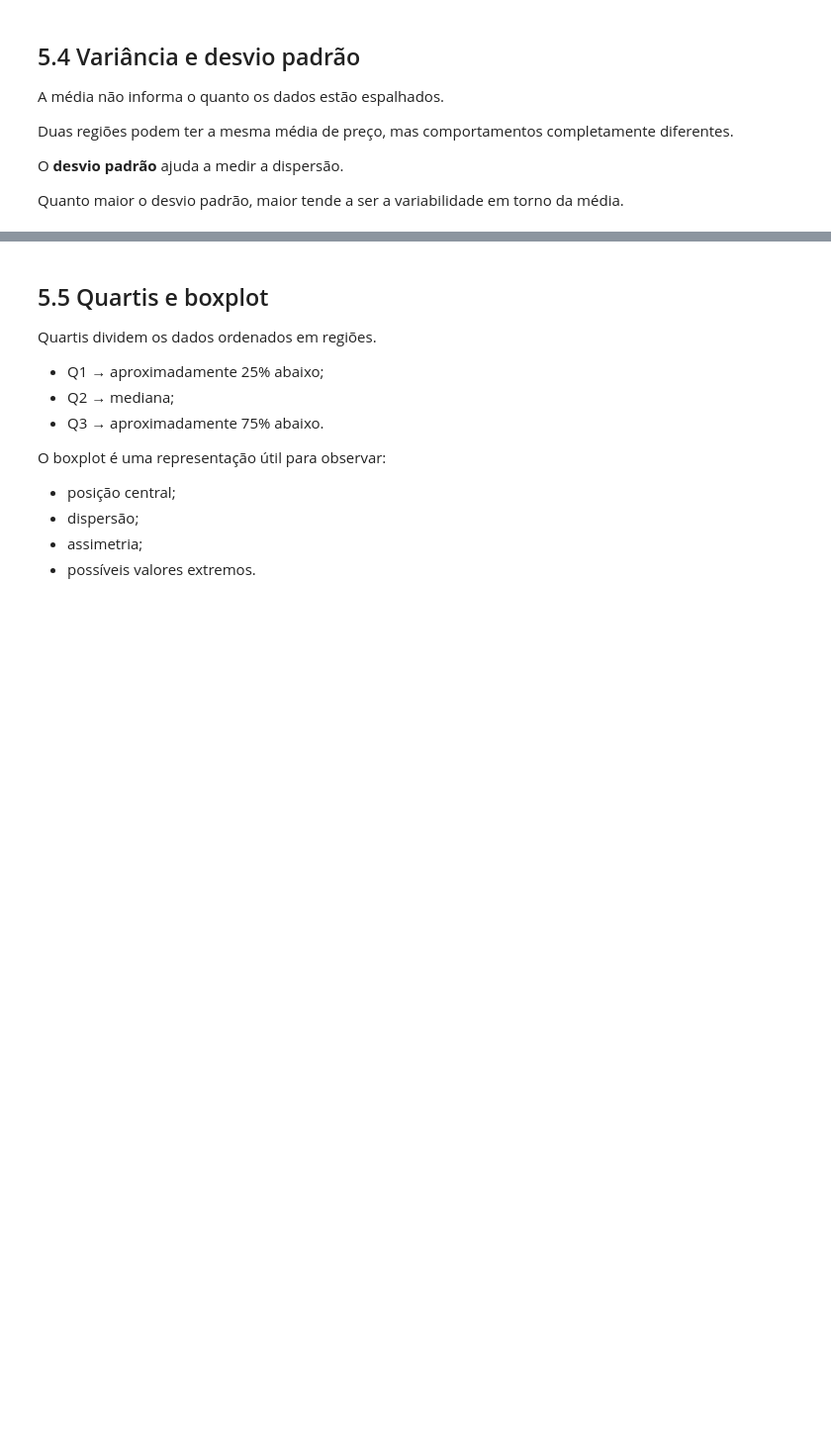
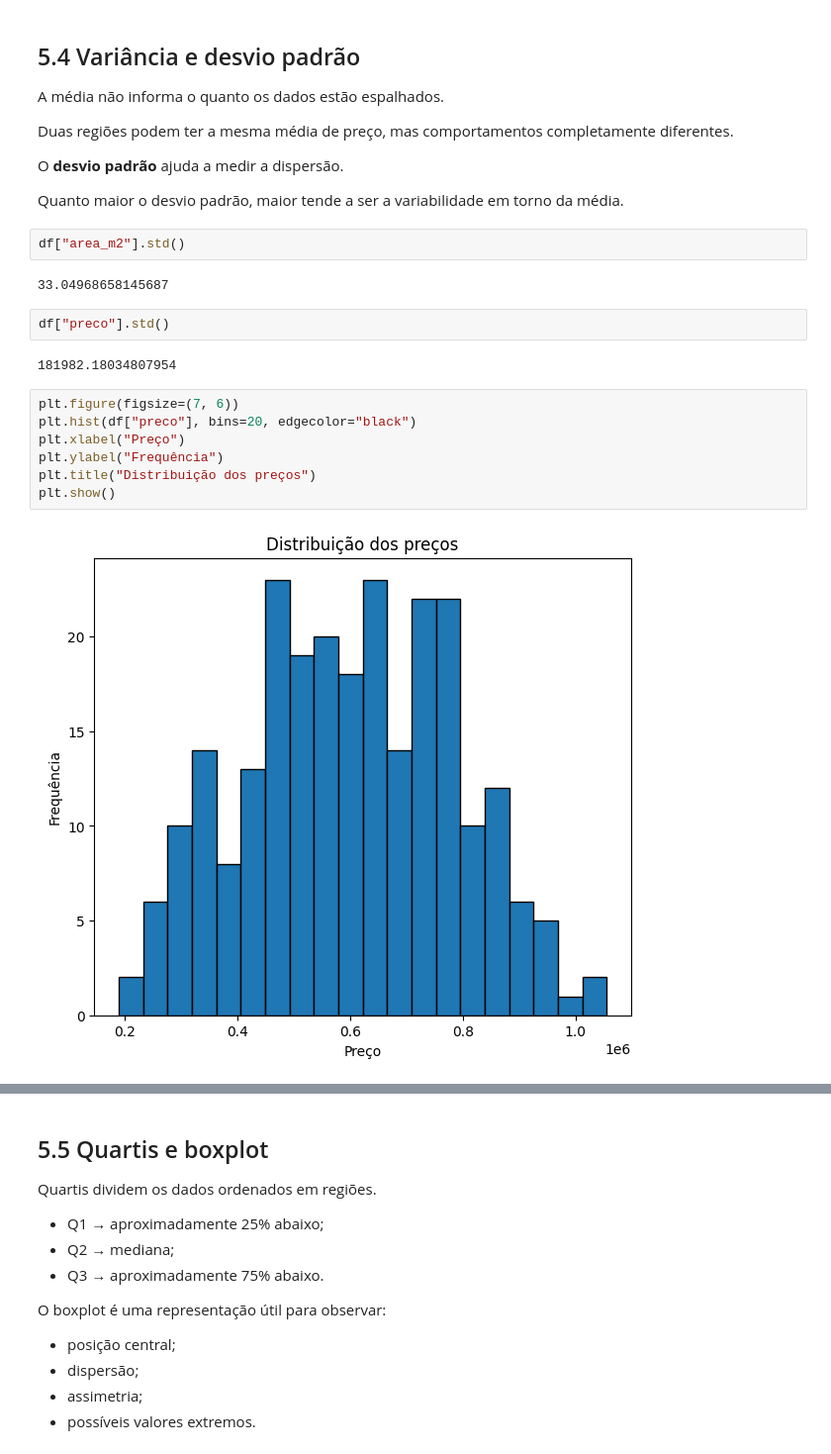
Before and after one commit to VictorAmaralSCT/curso_SENAC_InteligenciaArtificial, a Jupyter notebook: UC9 - Machine Learning/UC9_AULA01_Fundamentos_Matematicos_e_Primeiro_Modelo.ipynb, the cells around one changed output, grey strips where cells are left out. Shown at 99% size. Saved outputs shown, nothing was run; the diff lists cells and outputs as text; blank space fills up the shorter version.

```diff
--- a/UC9 - Machine Learning/UC9_AULA01_Fundamentos_Matematicos_e_Primeiro_Modelo.ipynb
+++ b/UC9 - Machine Learning/UC9_AULA01_Fundamentos_Matematicos_e_Primeiro_Modelo.ipynb
@@ -1236,3 +1236,20 @@ Duas regiões podem ter a mesma média de preço, mas comportamentos completamen
 O **desvio padrão** ajuda a medir a dispersão.
 
 Quanto maior o desvio padrão, maior tende a ser a variabilidade em torno da média.
+# %%
+df["area_m2"].std()
+# %% [output]
+33.04968658145687
+# %%
+df["preco"].std()
+# %% [output]
+181982.18034807954
+# %%
+plt.figure(figsize=(7, 6))
+plt.hist(df["preco"], bins=20, edgecolor="black")
+plt.xlabel("Preço")
+plt.ylabel("Frequência")
+plt.title("Distribuição dos preços")
+plt.show()
+# %% [output]
+[figure, added]
```
Also changed, not shown: parts of 49 cells of this notebook.
